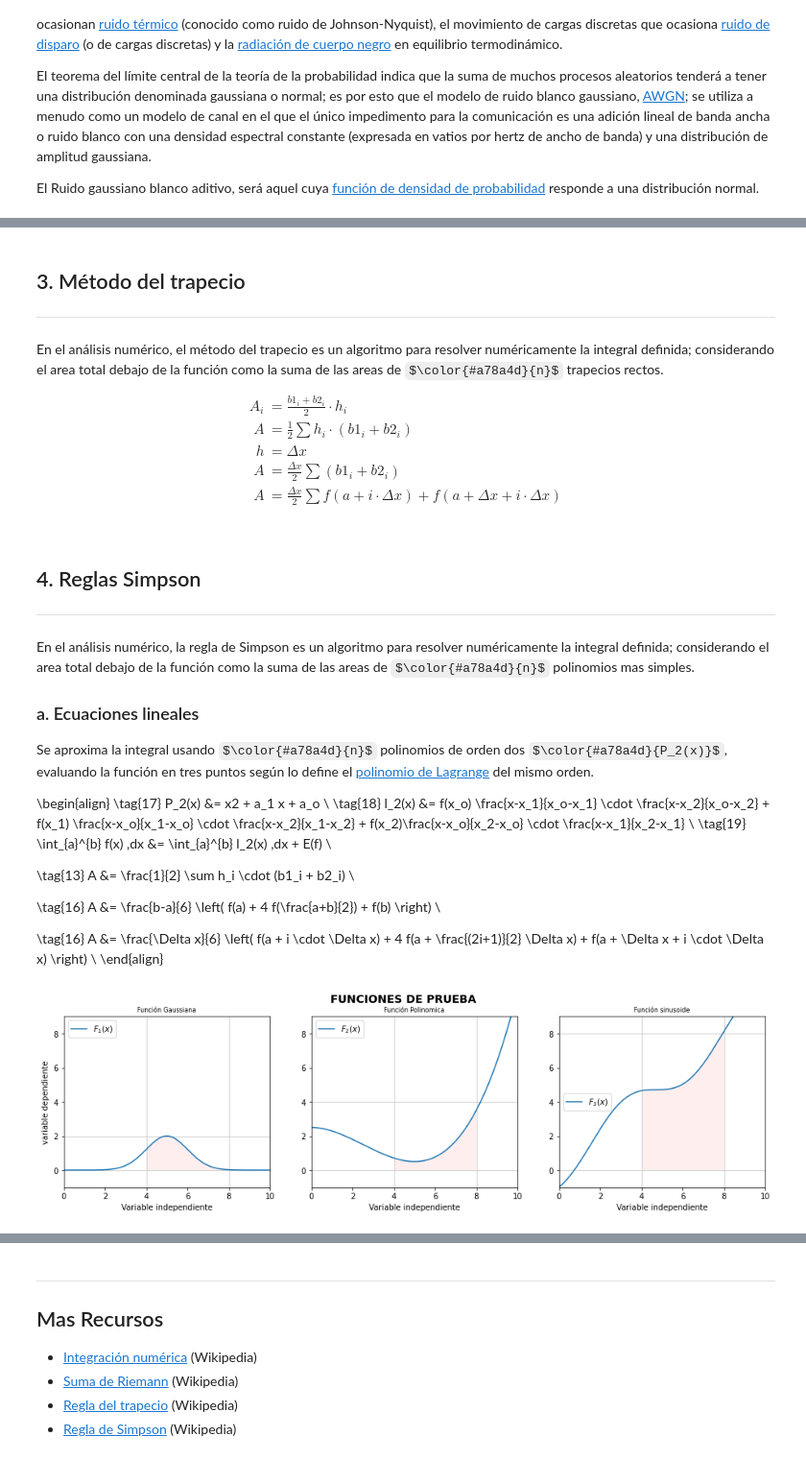
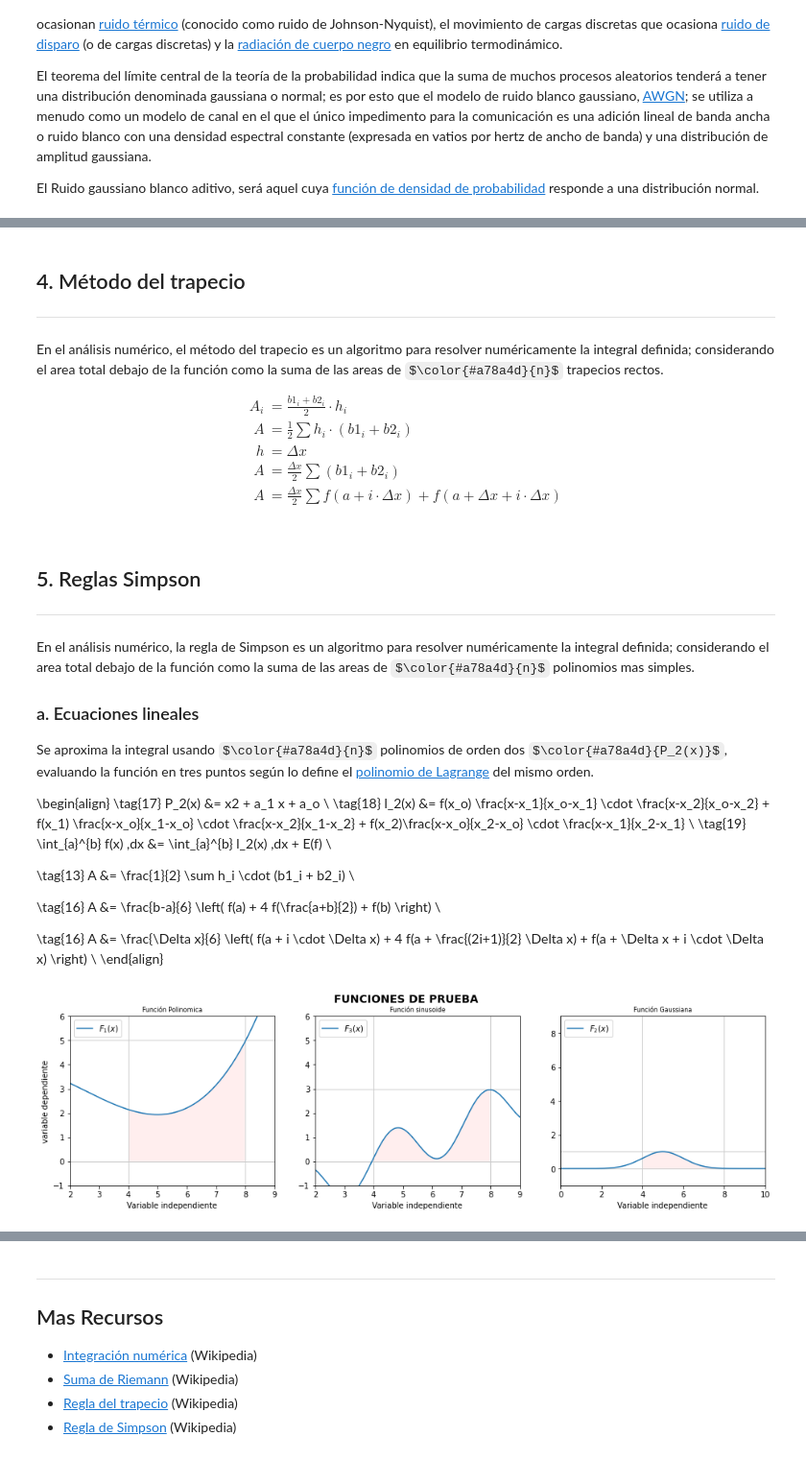
Before and after one commit to GiancarloBenavides/Metodos-Numericos, a Jupyter notebook: Jupyter/41_Integracion.ipynb, the cells around one changed output, grey strips where cells are left out. Shown: that part at 96% size. Cells and saved outputs as stored; diff of their text form; code cells hidden in the pictures; some formulas as TeX source.

```diff
--- a/Jupyter/41_Integracion.ipynb
+++ b/Jupyter/41_Integracion.ipynb
@@ -254,7 +295,7 @@ def _Riemman_med(Func, limA, limB, numI):
     Area = Δx * Alturas
     return Area
 # %% [markdown]
-## 3. Método del trapecio
+## 4. Método del trapecio
 ---
 En el análisis numérico, el método del trapecio es un algoritmo para resolver numéricamente la integral definida; considerando el area total debajo de la función como la suma de las areas de $\color{#a78a4d}{n}$ trapecios rectos.
 
@@ -287,7 +328,7 @@ def _trapecio(Func, limA, limB, numI):
     Area = Δx/2 * Bases
     return Area
 # %% [markdown]
-## 4. Reglas Simpson
+## 5. Reglas Simpson
 ---
 En el análisis numérico, la regla de Simpson es un algoritmo para resolver numéricamente la integral definida; considerando el area total debajo de la función como la suma de las areas de $\color{#a78a4d}{n}$ polinomios mas simples.
 
@@ -327,68 +368,61 @@ def _simpson(Func, limA, limB, numI):
     Area = Δx/6 * Bases
     return Area
 # %%
-# Función Gaussiana
-def _funcion_gauss(a, b, c, x):
-    y = a * np.e**(-1/2 * ((x-b)/c)**2)
-    return y
-
 # Funciónes de prueba
-F1 = lambda x: _funcion_gauss(2, 5, 1, x)
-F2 = lambda x: (4/125) * x**3 - (6/25) * x**2 + (25/10)
-F3 = lambda x: x - np.cos(x)
+F1 = lambda x: (4/125) * x**3 - (6/25) * x**2 + (59/15)
+F2 = lambda x: (1/2)*x - np.cos(2*x) - 2
+F3 = lambda x: _funcion_gauss(1, 5, 1, x)
 
 # Vectores de prueba
 x = np.linspace(0, 10, 512, endpoint=True)
 
 # Gráficas
 #-------------------
-Lim_a = 4
-Lim_b = 8
 fig, ax = plt.subplots(1, 3)
 fig.set_size_inches(16, 4)
 fig.suptitle('Funciones de Prueba'.upper(), fontsize=14, fontweight="bold")
 
 # Gráficas 1
 ax[0].axhline(y = 0, linewidth=1.0, color="#ccc")
-ax[0].axhline(y = 2, linewidth=1.0, color="#ccc")
+ax[0].axhline(y = 5, linewidth=1.0, color="#ccc")
 ax[0].axvline(x = Lim_a, linewidth=1.0, color="#ccc")
 ax[0].axvline(x = Lim_b, linewidth=1.0, color="#ccc")
 ax[0].plot(x, F1(x), label="$F_1(x)$")
 ax[0].fill_between(x, F1(x), where=(F1(x) > 0) & (x > Lim_a) & (x < Lim_b), facecolor='#FEE')
-ax[0].set_xlim([0, 10])
-ax[0].set_ylim([-1, 9])
-ax[0].set_title("Función Gaussiana", fontsize=8)
+ax[0].set_xlim([2, 9])
+ax[0].set_ylim([-1, 6])
+ax[0].set_title("Función Polinomica", fontsize=8)
 ax[0].set_xlabel("Variable independiente")
 ax[0].set_ylabel("variable dependiente")
 ax[0].legend()
 
 # Gráficas 2
 ax[1].axhline(y = 0, linewidth=1, color="#ccc")
-ax[1].axhline(y = 4, linewidth=1.0, color="#ccc")
+ax[1].axhline(y = 3, linewidth=1.0, color="#ccc")
 ax[1].axvline(x = Lim_a, linewidth=1.0, color="#ccc")
 ax[1].axvline(x = Lim_b, linewidth=1.0, color="#ccc")
-ax[1].plot(x, F2(x), label="$F_2(x)$")
+ax[1].plot(x, F2(x), label="$F_3(x)$")
 ax[1].fill_between(x, F2(x), where=(F2(x) > 0) & (x > Lim_a) & (x < Lim_b), facecolor='#FEE')
-ax[1].set_xlim([0, 10])
-ax[1].set_ylim([-1, 9])
-ax[1].set_title("Función Polinomica", fontsize=8)
+ax[1].set_xlim([2, 9])
+ax[1].set_ylim([-1, 6])
+ax[1].set_title("Función sinusoide", fontsize=8)
 ax[1].set_xlabel("Variable independiente")
 ax[1].legend()
 
 # Gráficas 3
 ax[2].axhline(y = 0, linewidth=1, color="#ccc")
-ax[2].axhline(y = 8, linewidth=1.0, color="#ccc")
+ax[2].axhline(y = 1, linewidth=1.0, color="#ccc")
 ax[2].axvline(x = Lim_a, linewidth=1.0, color="#ccc")
 ax[2].axvline(x = Lim_b, linewidth=1.0, color="#ccc")
-ax[2].plot(x, F3(x), label="$F_3(x)$")
+ax[2].plot(x, F3(x), label="$F_2(x)$")
 ax[2].fill_between(x, F3(x), where=(F3(x) > 0) & (x > Lim_a) & (x < Lim_b), facecolor='#FEE')
 ax[2].set_xlim([0, 10])
 ax[2].set_ylim([-1, 9])
-ax[2].set_title("Función sinusoide", fontsize=8)
+ax[2].set_title("Función Gaussiana", fontsize=8)
 ax[2].set_xlabel("Variable independiente")
 ax[2].legend()
 
 plt.show()
 # %% [output]
-[figure, old version]
+[figure, new version]
 # %%
```
Also changed, not shown: parts of 11 cells of this notebook, 4 other files.
